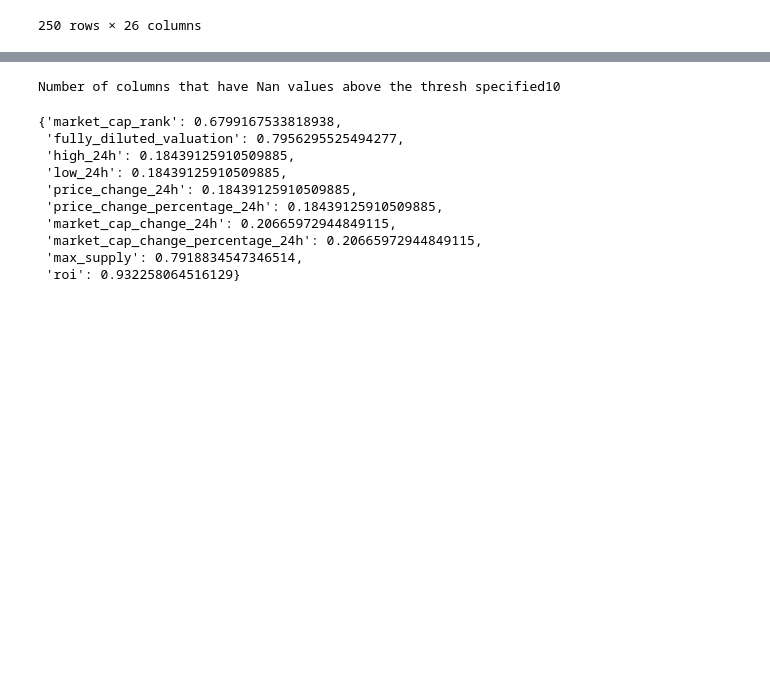
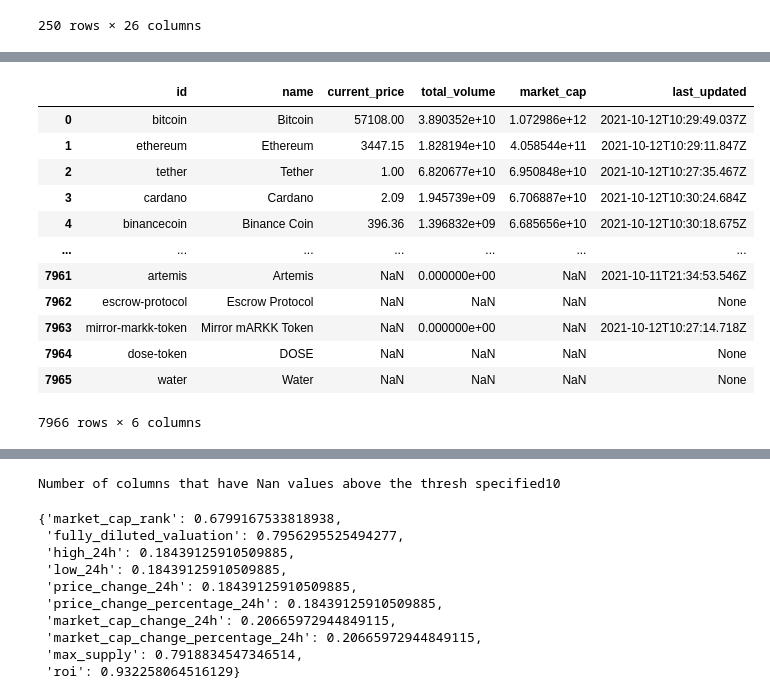
Before and after one commit to denironyx/becoming_data_engineer, a Jupyter notebook: coindecko/pyscript/coindecko.ipynb, the cells around one changed output, grey strips where cells are left out. Cells and saved outputs as stored; diff of their text form; code cells hidden in the pictures; blank space fills up the shorter version.

```diff
--- a/coindecko/pyscript/coindecko.ipynb
+++ b/coindecko/pyscript/coindecko.ipynb
@@ -277,0 +307,5 @@ There was an error!
+# %%
+dfa['current_price'].fillna('', inplace=True)
+dfa['market_cap'].fillna('', inplace=True)
+dfa['total_volume'].fillna('', inplace=True)
+dfa['last_updated'].fillna('Null', inplace=True)
@@ -277,0 +333,16 @@ There was an error!
+# %%
+dfa.reset_index(drop=True)
+# %% [output]
+|  | id | name | current_price | total_volume | market_cap | last_updated |
+| 0 | bitcoin | Bitcoin | 57108.00 | 3.890352e+10 | 1.072986e+12 | 2021-10-12T10:29:49.037Z |
+| 1 | ethereum | Ethereum | 3447.15 | 1.828194e+10 | 4.058544e+11 | 2021-10-12T10:29:11.847Z |
+| 2 | tether | Tether | 1.00 | 6.820677e+10 | 6.950848e+10 | 2021-10-12T10:27:35.467Z |
+| 3 | cardano | Cardano | 2.09 | 1.945739e+09 | 6.706887e+10 | 2021-10-12T10:30:24.684Z |
+| 4 | binancecoin | Binance Coin | 396.36 | 1.396832e+09 | 6.685656e+10 | 2021-10-12T10:30:18.675Z |
+| ... | ... | ... | ... | ... | ... | ... |
+| 7961 | artemis | Artemis | NaN | 0.000000e+00 | NaN | 2021-10-11T21:34:53.546Z |
+| 7962 | escrow-protocol | Escrow Protocol | NaN | NaN | NaN | None |
+| 7963 | mirror-markk-token | Mirror mARKK Token | NaN | 0.000000e+00 | NaN | 2021-10-12T10:27:14.718Z |
+| 7964 | dose-token | DOSE | NaN | NaN | NaN | None |
+| 7965 | water | Water | NaN | NaN | NaN | None |
+7966 rows × 6 columns
```
Also changed, not shown: parts of 30 cells of this notebook, 2 other files.
